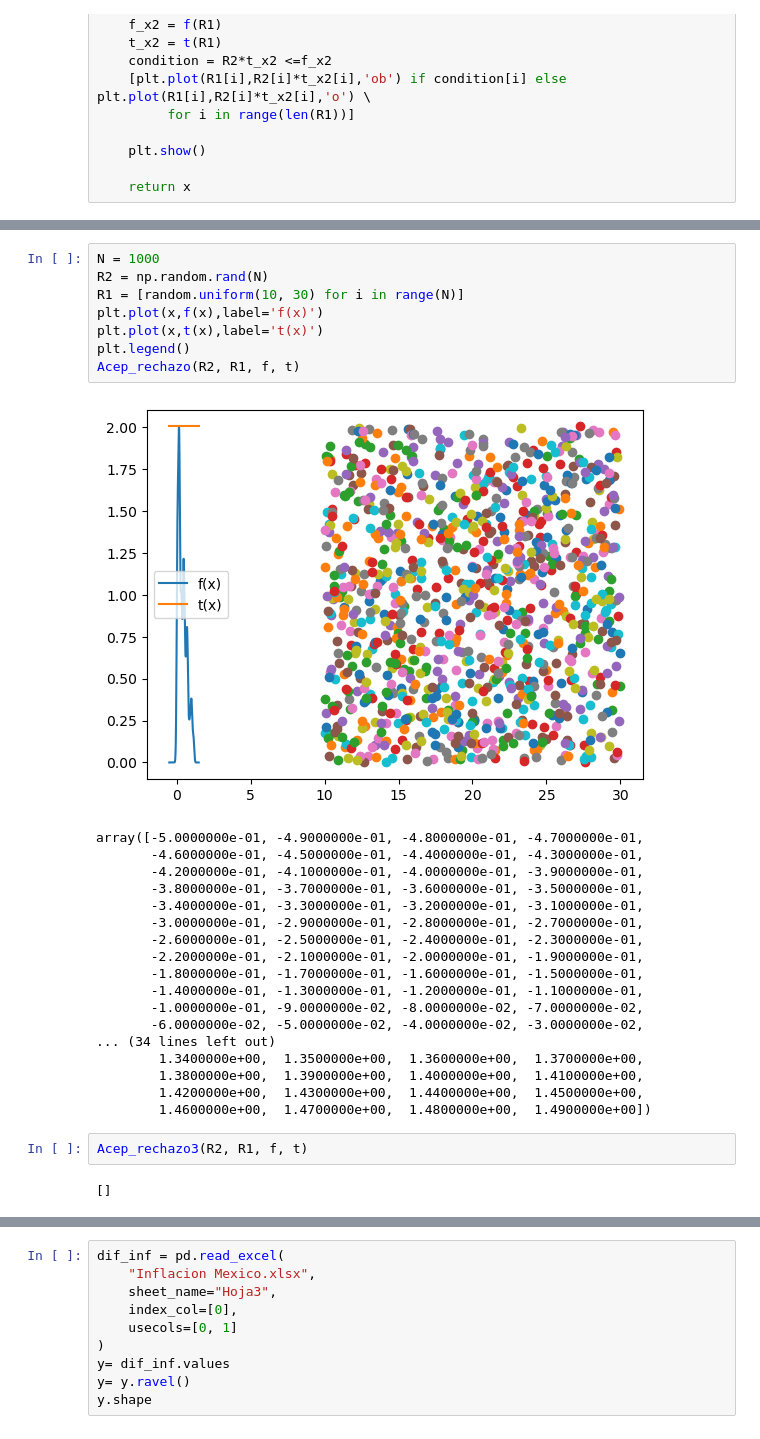
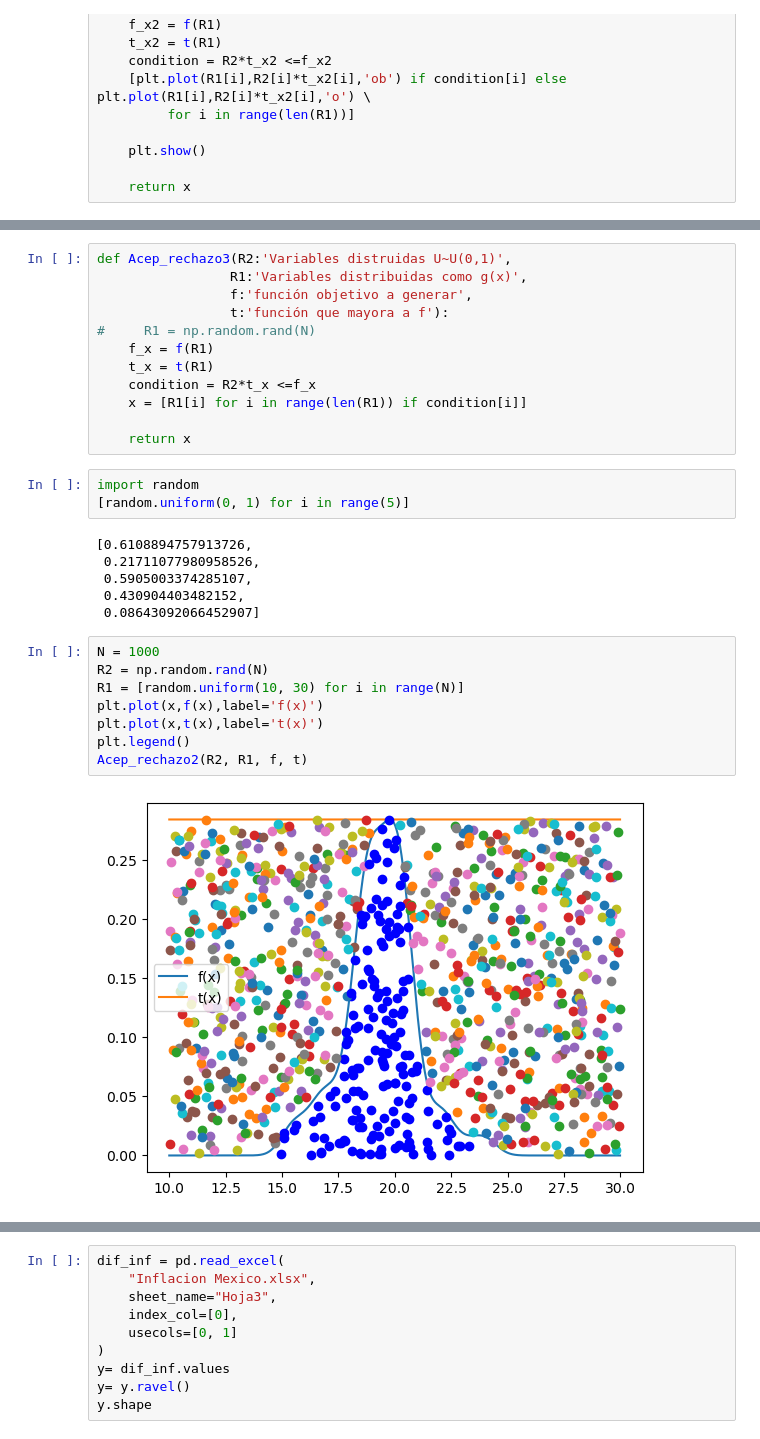
Before and after one commit to JuliaDomRuss/Proyecto_Simulacion, a Jupyter notebook: KDE Proyecto Simulación.ipynb, the cells around one changed output, grey strips where cells are left out. Saved outputs shown, nothing was run; the diff lists cells and outputs as text.

```diff
--- a/KDE Proyecto Simulación.ipynb
+++ b/KDE Proyecto Simulación.ipynb
@@ -249,31 +228,31 @@ import random
+# %%
+def Acep_rechazo3(R2:'Variables distruidas U~U(0,1)',
+                 R1:'Variables distribuidas como g(x)',
+                 f:'función objetivo a generar',
+                 t:'función que mayora a f'):
+#     R1 = np.random.rand(N)
+    f_x = f(R1)
+    t_x = t(R1)
+    condition = R2*t_x <=f_x
+    x = [R1[i] for i in range(len(R1)) if condition[i]]
+
+    return x
+# %%
+import random
+[random.uniform(0, 1) for i in range(5)]
+# %% [output]
+[0.6108894757913726,
+ 0.21711077980958526,
+ 0.5905003374285107,
+ 0.430904403482152,
+ 0.08643092066452907]
 # %%
 N = 1000
 R2 = np.random.rand(N)
 R1 = [random.uniform(10, 30) for i in range(N)]
 plt.plot(x,f(x),label='f(x)')
 plt.plot(x,t(x),label='t(x)')
 plt.legend()
-Acep_rechazo(R2, R1, f, t)
+Acep_rechazo2(R2, R1, f, t)
 # %% [output]
-[figure, old version]
+[figure, new version]
-array([-5.0000000e-01, -4.9000000e-01, -4.8000000e-01, -4.7000000e-01,
-       -4.6000000e-01, -4.5000000e-01, -4.4000000e-01, -4.3000000e-01,
-       -4.2000000e-01, -4.1000000e-01, -4.0000000e-01, -3.9000000e-01,
-       -3.8000000e-01, -3.7000000e-01, -3.6000000e-01, -3.5000000e-01,
-       -3.4000000e-01, -3.3000000e-01, -3.2000000e-01, -3.1000000e-01,
-       -3.0000000e-01, -2.9000000e-01, -2.8000000e-01, -2.7000000e-01,
-       -2.6000000e-01, -2.5000000e-01, -2.4000000e-01, -2.3000000e-01,
-       -2.2000000e-01, -2.1000000e-01, -2.0000000e-01, -1.9000000e-01,
-       -1.8000000e-01, -1.7000000e-01, -1.6000000e-01, -1.5000000e-01,
-       -1.4000000e-01, -1.3000000e-01, -1.2000000e-01, -1.1000000e-01,
-       -1.0000000e-01, -9.0000000e-02, -8.0000000e-02, -7.0000000e-02,
-       -6.0000000e-02, -5.0000000e-02, -4.0000000e-02, -3.0000000e-02,
-... (34 lines left out)
-        1.3400000e+00,  1.3500000e+00,  1.3600000e+00,  1.3700000e+00,
-        1.3800000e+00,  1.3900000e+00,  1.4000000e+00,  1.4100000e+00,
-        1.4200000e+00,  1.4300000e+00,  1.4400000e+00,  1.4500000e+00,
-        1.4600000e+00,  1.4700000e+00,  1.4800000e+00,  1.4900000e+00])
-# %%
-Acep_rechazo3(R2, R1, f, t)
-# %% [output]
-[]
```
Also changed, not shown: parts of 12 cells of this notebook, 1 other file.
